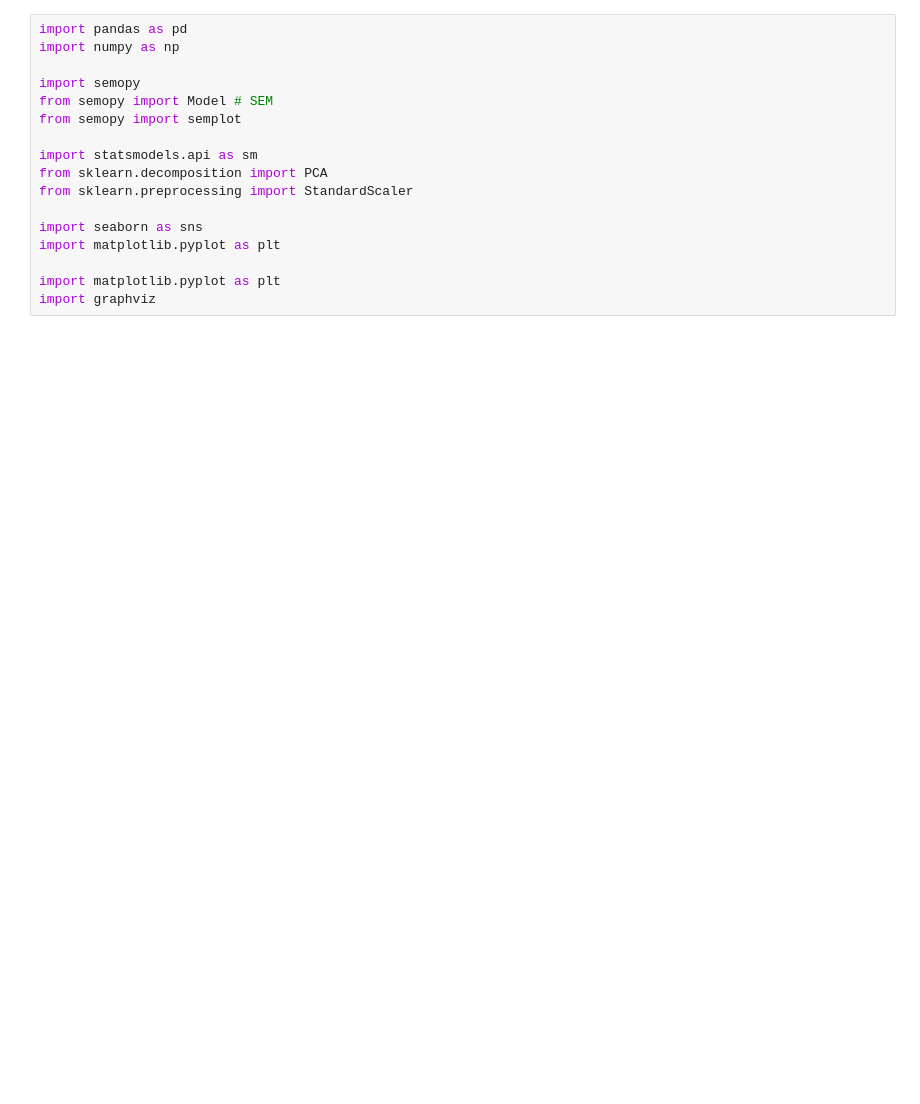
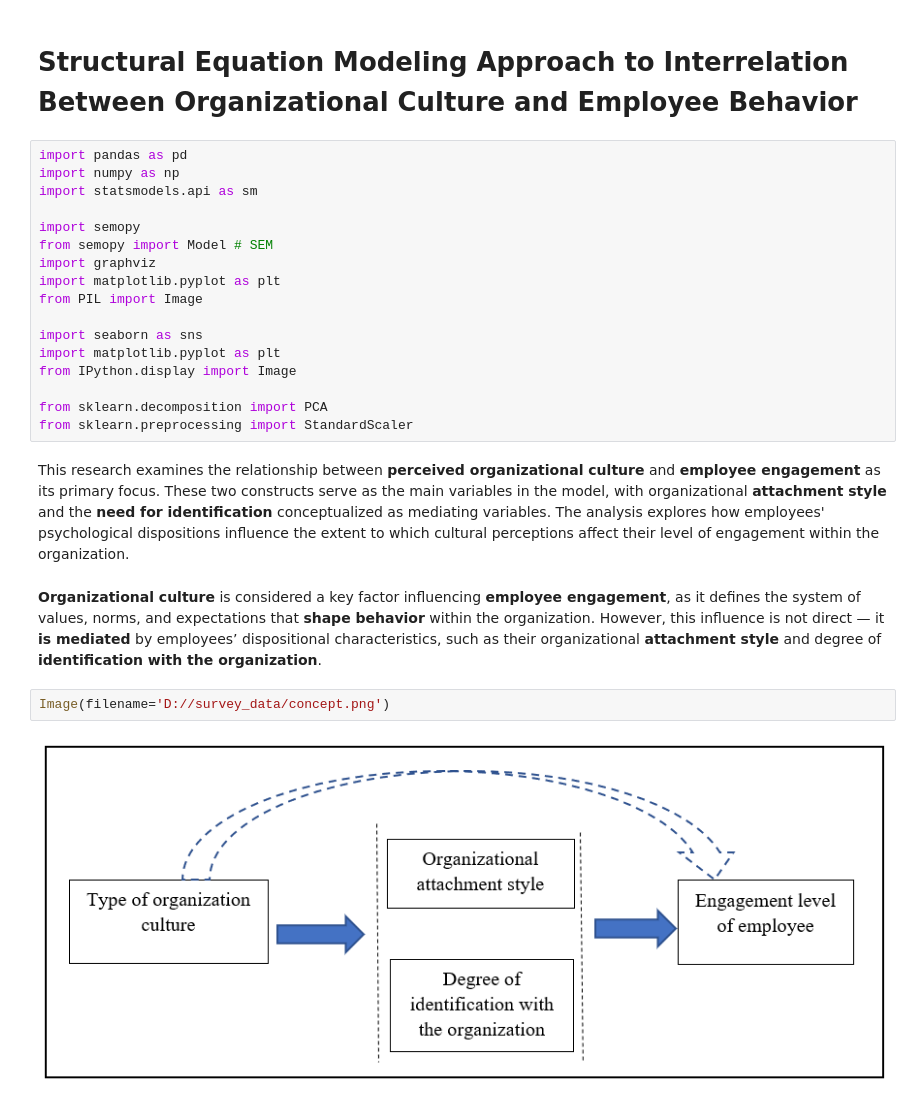
Before and after one commit to diana-legrand/pet_projects, a Jupyter notebook: sem_project/sem_project.ipynb, the cells around one changed output. Drawn from its saved outputs; the diff is of its cells as text; blank space fills up the shorter version.

```diff
--- a/sem_project/sem_project.ipynb
+++ b/sem_project/sem_project.ipynb
@@ -1,17 +1,27 @@
+# %% [markdown]
+# **Structural Equation Modeling Approach to Interrelation Between Organizational Culture and Employee Behavior**
 # %%
 import pandas as pd
 import numpy as np
+import statsmodels.api as sm
 
 import semopy
 from semopy import Model # SEM
-from semopy import semplot
-
-import statsmodels.api as sm
-from sklearn.decomposition import PCA
-from sklearn.preprocessing import StandardScaler
+import graphviz
+import matplotlib.pyplot as plt
+from PIL import Image
 
 import seaborn as sns
 import matplotlib.pyplot as plt
+from IPython.display import Image
 
-import matplotlib.pyplot as plt
-import graphviz
+from sklearn.decomposition import PCA
+from sklearn.preprocessing import StandardScaler
+# %% [markdown]
+This research examines the relationship between **perceived organizational culture** and **employee engagement** as its primary focus. These two constructs serve as the main variables in the model, with organizational **attachment style** and the **need for identification** conceptualized as mediating variables. The analysis explores how employees' psychological dispositions influence the extent to which cultural perceptions affect their level of engagement within the organization.
+# %% [markdown]
+**Organizational culture** is considered a key factor influencing **employee engagement**, as it defines the system of values, norms, and expectations that **shape behavior** within the organization. However, this influence is not direct — it **is mediated** by employees’ dispositional characteristics, such as their organizational **attachment style** and degree of **identification with the organization**.
+# %%
+Image(filename='D://survey_data/concept.png')
+# %% [output]
+[figure, added]
```
Also changed, not shown: parts of 64 cells of this notebook.
